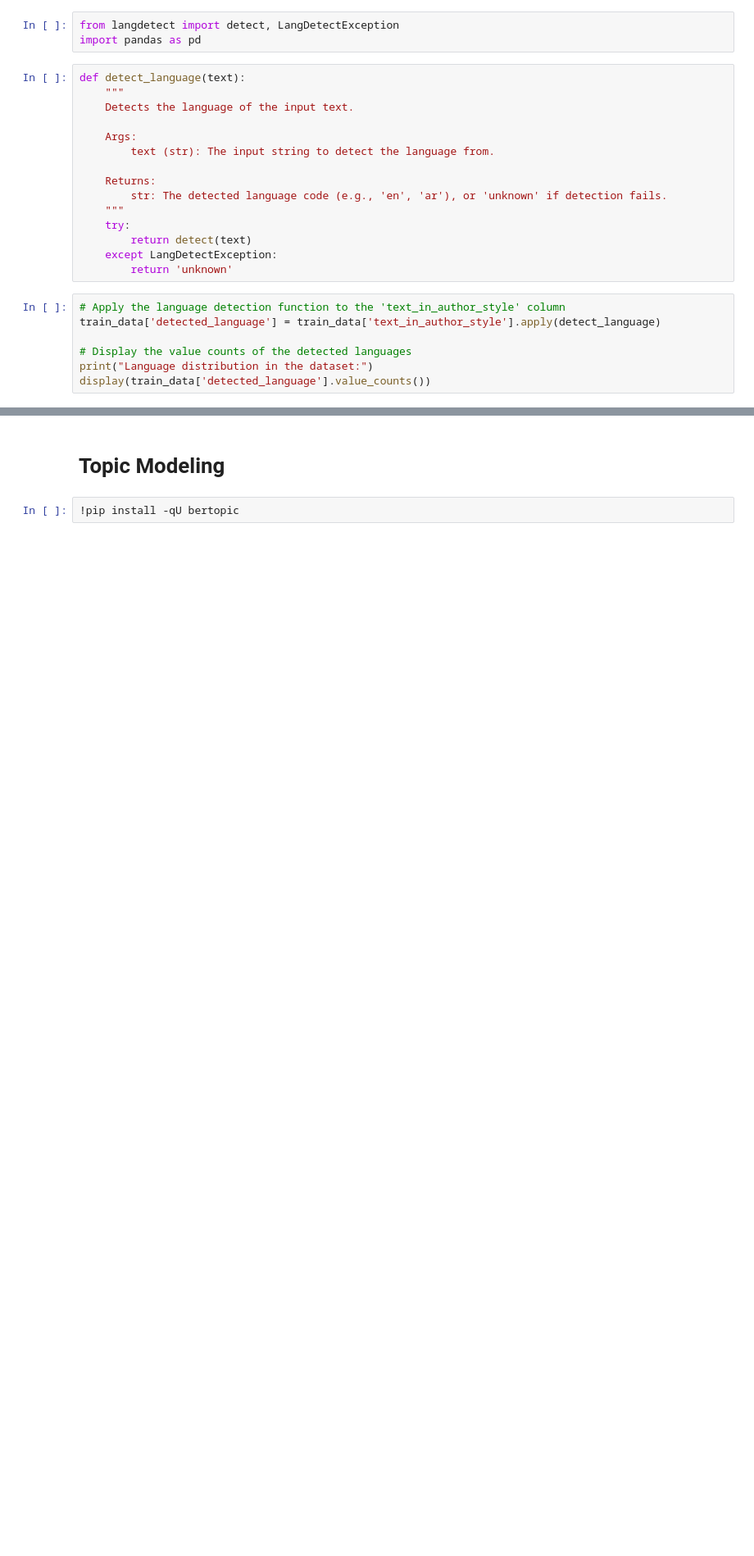
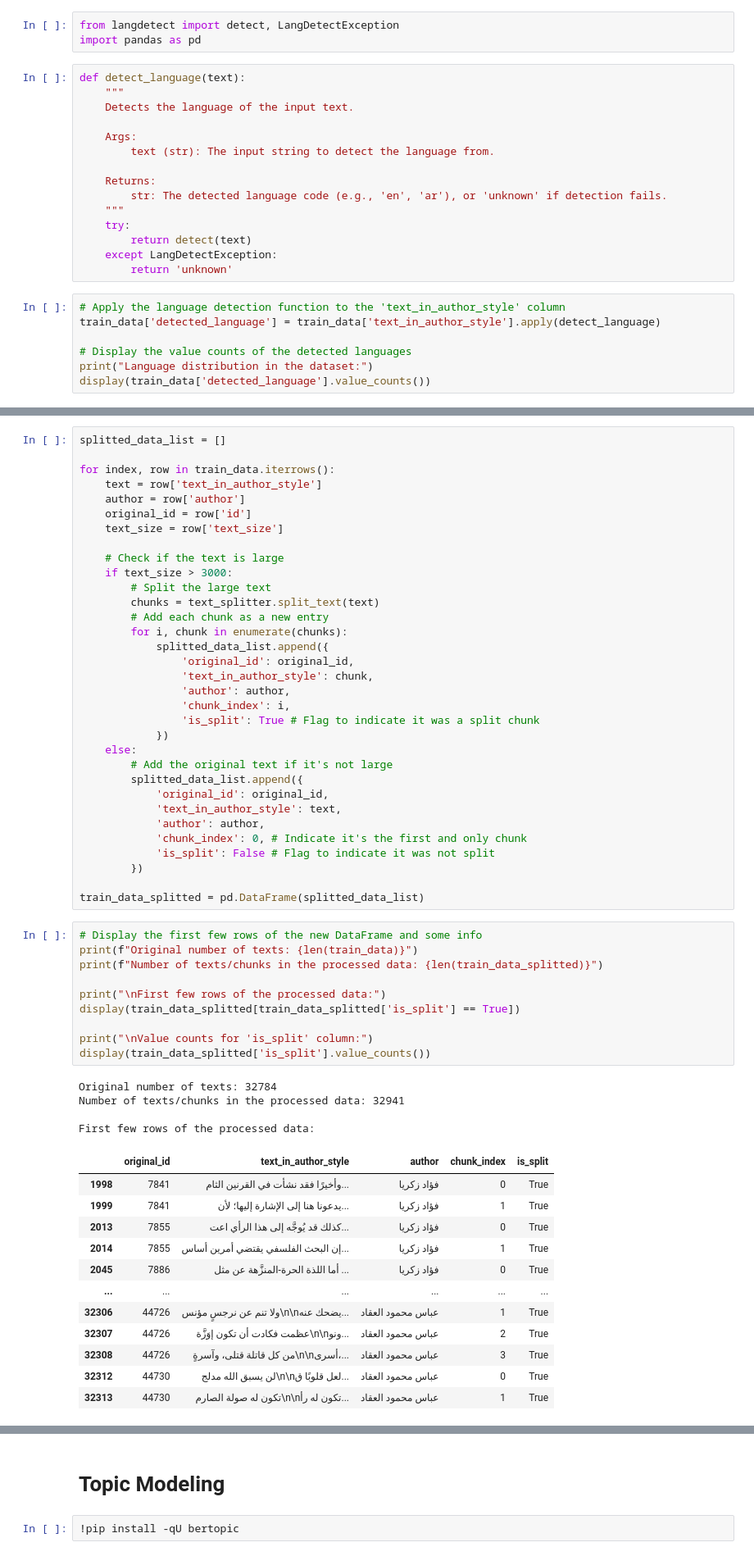
Before and after one commit to MuhammadHelmyOmar/Authorship-Identification, a Jupyter notebook: data_discovery.ipynb, the cells around one changed output, grey strips where cells are left out. Shown at 82% size. Drawn from its saved outputs; the diff is of its cells as text; blank space fills up the shorter version.

```diff
--- a/data_discovery.ipynb
+++ b/data_discovery.ipynb
@@ -277,0 +298,60 @@ display(train_data['detected_language'].value_counts())
+# %%
+splitted_data_list = []
+
+for index, row in train_data.iterrows():
+    text = row['text_in_author_style']
+    author = row['author']
+    original_id = row['id']
+    text_size = row['text_size']
+
+    # Check if the text is large
+    if text_size > 3000:
+        # Split the large text
+        chunks = text_splitter.split_text(text)
+        # Add each chunk as a new entry
+        for i, chunk in enumerate(chunks):
+            splitted_data_list.append({
+                'original_id': original_id,
+                'text_in_author_style': chunk,
+                'author': author,
+                'chunk_index': i,
+                'is_split': True # Flag to indicate it was a split chunk
+            })
+    else:
+        # Add the original text if it's not large
+        splitted_data_list.append({
+            'original_id': original_id,
+            'text_in_author_style': text,
+            'author': author,
+            'chunk_index': 0, # Indicate it's the first and only chunk
+            'is_split': False # Flag to indicate it was not split
+        })
+
+train_data_splitted = pd.DataFrame(splitted_data_list)
+# %%
+# Display the first few rows of the new DataFrame and some info
+print(f"Original number of texts: {len(train_data)}")
+print(f"Number of texts/chunks in the processed data: {len(train_data_splitted)}")
+
+print("\nFirst few rows of the processed data:")
+display(train_data_splitted[train_data_splitted['is_split'] == True])
+
+print("\nValue counts for 'is_split' column:")
+display(train_data_splitted['is_split'].value_counts())
+# %% [output]
+Original number of texts: 32784
+Number of texts/chunks in the processed data: 32941
+
+First few rows of the processed data:
+|  | original_id | text_in_author_style | author | chunk_index | is_split |
+| 1998 | 7841 | وأخيرًا فقد نشأت في القرنين الثام... | فؤاد زكريا | 0 | True |
+| 1999 | 7841 | يدعونا هنا إلى الإشارة إليها؛ لأن... | فؤاد زكريا | 1 | True |
+| 2013 | 7855 | كذلك قد يُوجَّه إلى هذا الرأي اعت... | فؤاد زكريا | 0 | True |
+| 2014 | 7855 | إن البحث الفلسفي يقتضي أمرين أساس... | فؤاد زكريا | 1 | True |
+| 2045 | 7886 | أما اللذة الحرة-المنزَّهة عن مثل ... | فؤاد زكريا | 0 | True |
+| ... | ... | ... | ... | ... | ... |
+| 32306 | 44726 | ولا تنم عن نرجسٍ مؤنس\n\nيضحك عنه... | عباس محمود العقاد | 1 | True |
+| 32307 | 44726 | عظمت فكادت أن تكون إوَزَّة\n\nونو... | عباس محمود العقاد | 2 | True |
+| 32308 | 44726 | من كل قاتلة قتلى، وآسرةٍ\n\nأسرى،... | عباس محمود العقاد | 3 | True |
+| 32312 | 44730 | لن يسبق الله مدلج\n\nلعل قلوبًا ق... | عباس محمود العقاد | 0 | True |
+| 32313 | 44730 | تكون له صولة الصارم\n\nتكون له رأ... | عباس محمود العقاد | 1 | True |
```
Also changed, not shown: parts of 25 cells of this notebook.
